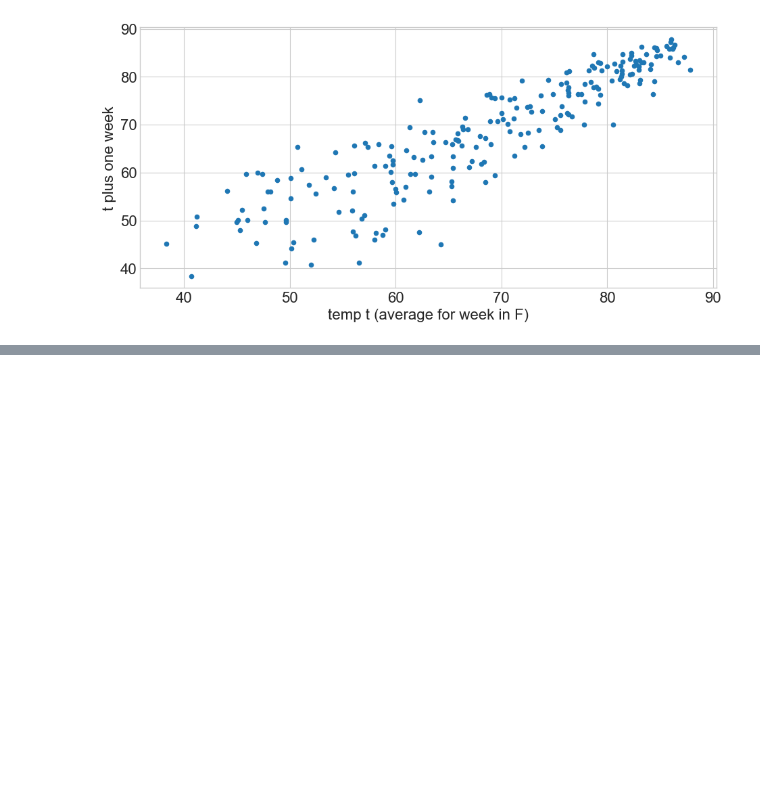
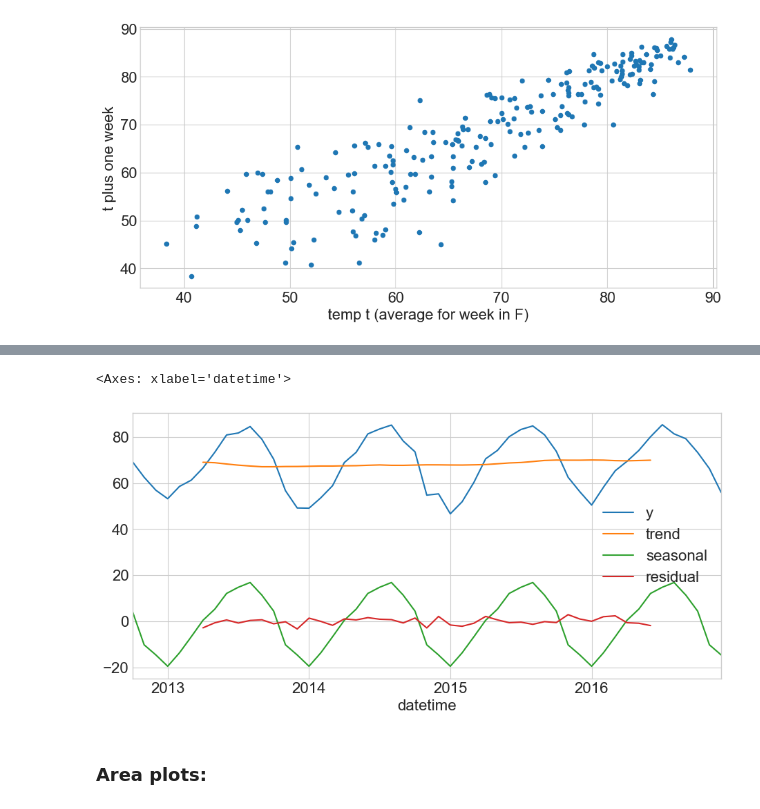
Before and after one commit to CodeupClassroom/oneil-tsa, a Jupyter notebook: explore.ipynb, the cells around one changed output, grey strips where cells are left out. Saved outputs shown, nothing was run; the diff lists cells and outputs as text; code cells hidden in the pictures; blank space fills up the shorter version.

```diff
--- a/explore.ipynb
+++ b/explore.ipynb
@@ -353,0 +634,6 @@ plt.show()
+# %%
+decomposition = pd.DataFrame({
+    'y': result.observed,
+    'trend': result.trend,
+    'seasonal': result.seasonal,
+    'residual': result.resid})
@@ -353,0 +661,7 @@ plt.show()
+# %%
+decomposition.plot()
+# %% [output]
+<Axes: xlabel='datetime'>
+[figure, added]
+# %% [markdown]
+### Area plots:
```
Also changed, not shown: parts of 40 cells of this notebook.
